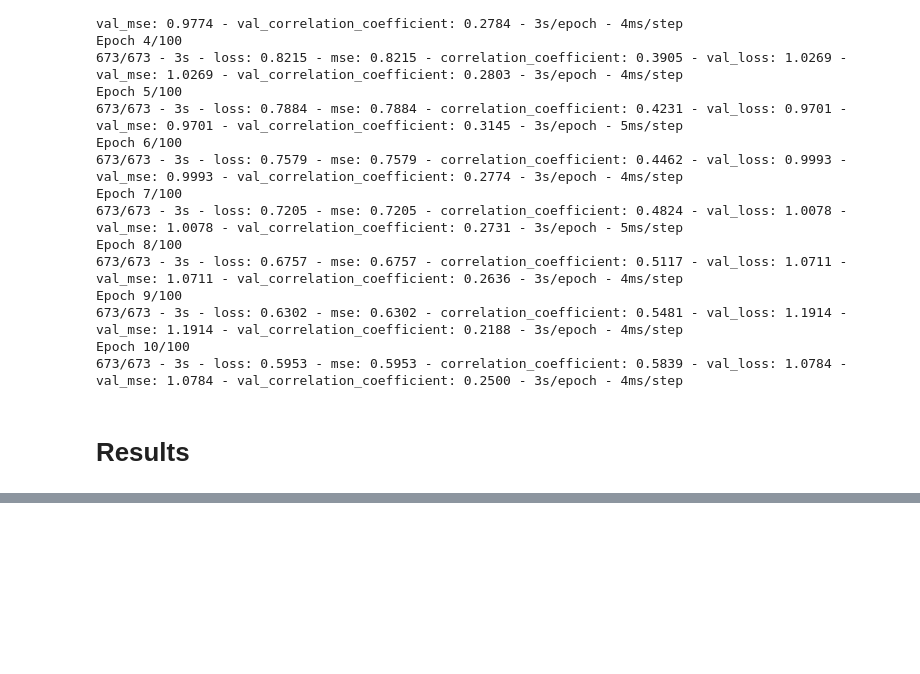
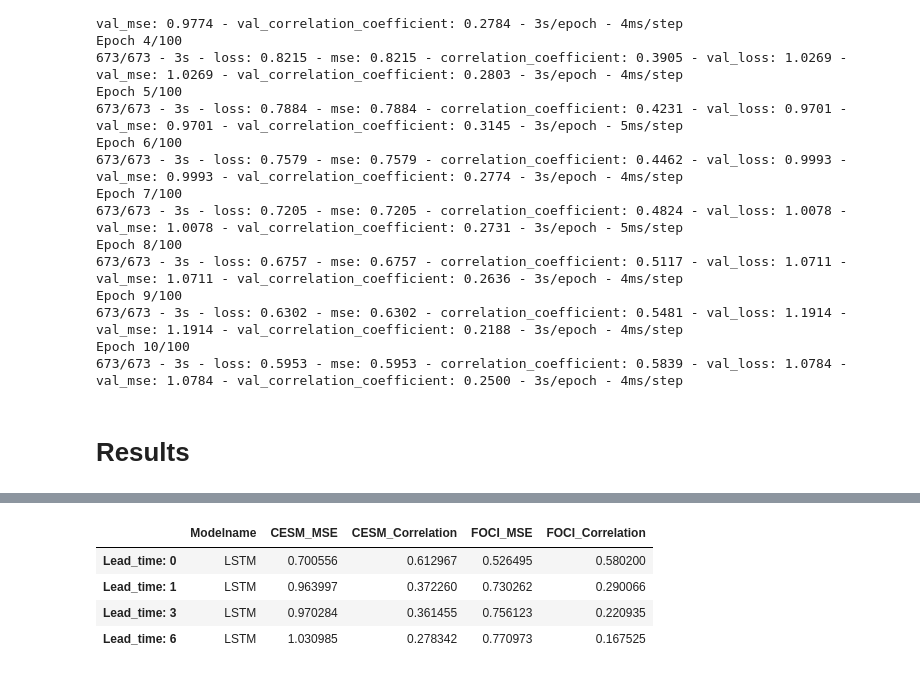
Before and after one commit to JP-CAU/Sahel_Rainfall, a Jupyter notebook: Notebooks/LSTM.ipynb, the cells around one changed output, grey strips where cells are left out. Saved outputs shown, nothing was run; the diff lists cells and outputs as text; code cells hidden in the pictures; blank space fills up the shorter version.

```diff
--- a/Notebooks/LSTM.ipynb
+++ b/Notebooks/LSTM.ipynb
@@ -123,0 +144,75 @@ plot_ts.plot_ts(data.test_target_CESM, predictions, ts_start=10794, ts_end=10994
+# %%
+lead_times = [0, 1, 3, 6]
+climate_models = ["CESM", "FOCI"]
+n_epochs = 100
+model_name = "LSTM"
+show_plots = False
+
+early_callback = tf.keras.callbacks.EarlyStopping(
+    monitor="val_loss",
+    min_delta=0.001,
+    patience=5,
+    verbose=0,
+    mode="auto",
+    baseline=None,
+    restore_best_weights=True,
+    start_from_epoch=0,
+)
+
+results = dict()
+histories = dict()
+for lead_time in lead_times:
+    results[f"Lead_time: {lead_time}"] = dict()
+
+for climate in climate_models:
+    results[climate] = dict()
+    for lead_time in lead_times:
+        seq_length = 12
+        data = dataclass.Data(lead_time=lead_time, seq_length=seq_length)
+
+        if climate == "CESM":
+            x_train = np.array(data.train_input_CESM)
+            y_train = np.array(data.train_target_CESM)
+
+            x_test = np.array(data.test_input_CESM)
+            y_test = np.array(data.test_target_CESM)
+        elif climate == "FOCI":
+            x_train = np.array(data.train_input_FOCI)
+            y_train = np.array(data.train_target_FOCI)
+
+            x_test = np.array(data.test_input_FOCI)
+            y_test = np.array(data.test_target_FOCI)
+
+        model = build_model(lead_time)
+        history = model.fit(
+            x_train,
+            y_train,
+            epochs=n_epochs,
+            batch_size=16,
+            shuffle=True,
+            verbose=0,
+            validation_data=(x_test, y_test),
+            callbacks=[early_callback],
+        )
+
+        predictions = model.predict(x_test, verbose=0)
+        predictions = predictions.reshape((predictions.shape[0],))
+        mse = mean_squared_error(predictions, y_test)
+        correlation = np.corrcoef(predictions, y_test)[1, 0]
+        if show_plots:
+            print(f"The MSE is: {mse}, the correlation coefficient is: {correlation}")
+            plot_ts.plot_ts(
+                true=data.test_target_CESM,
+                predicted=predictions,
+                ts_start=10794,
+                ts_end=10994,
+                title=f"LSTM {climate}, lead time = {lead_time}",
+            )
+        results[f"Lead_time: {lead_time}"]["Modelname"] = model_name
+        results[f"Lead_time: {lead_time}"][f"{climate}_MSE"] = mse
+        results[f"Lead_time: {lead_time}"][f"{climate}_Correlation"] = correlation
+        histories[f"{climate}_{lead_time}"] = history
+
+df = pd.DataFrame.from_dict(results, orient="index")
+df
+# %% [output]
@@ -123,0 +223,5 @@ plot_ts.plot_ts(data.test_target_CESM, predictions, ts_start=10794, ts_end=10994
+|  | Modelname | CESM_MSE | CESM_Correlation | FOCI_MSE | FOCI_Correlation |
+| Lead_time: 0 | LSTM | 0.700556 | 0.612967 | 0.526495 | 0.580200 |
+| Lead_time: 1 | LSTM | 0.963997 | 0.372260 | 0.730262 | 0.290066 |
+| Lead_time: 3 | LSTM | 0.970284 | 0.361455 | 0.756123 | 0.220935 |
+| Lead_time: 6 | LSTM | 1.030985 | 0.278342 | 0.770973 | 0.167525 |
```
Also changed, not shown: parts of 11 cells of this notebook, 6 other files.
